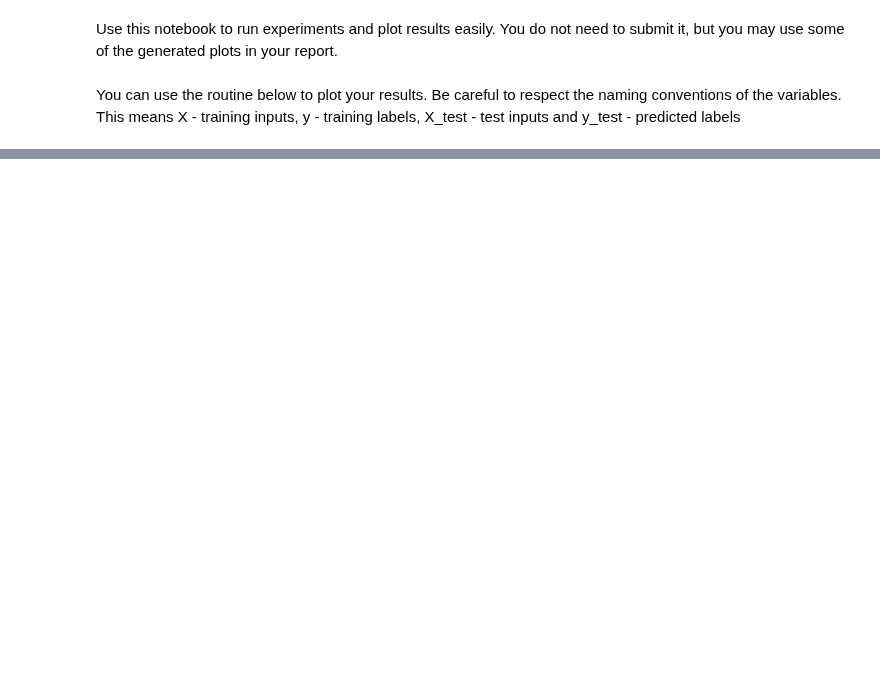
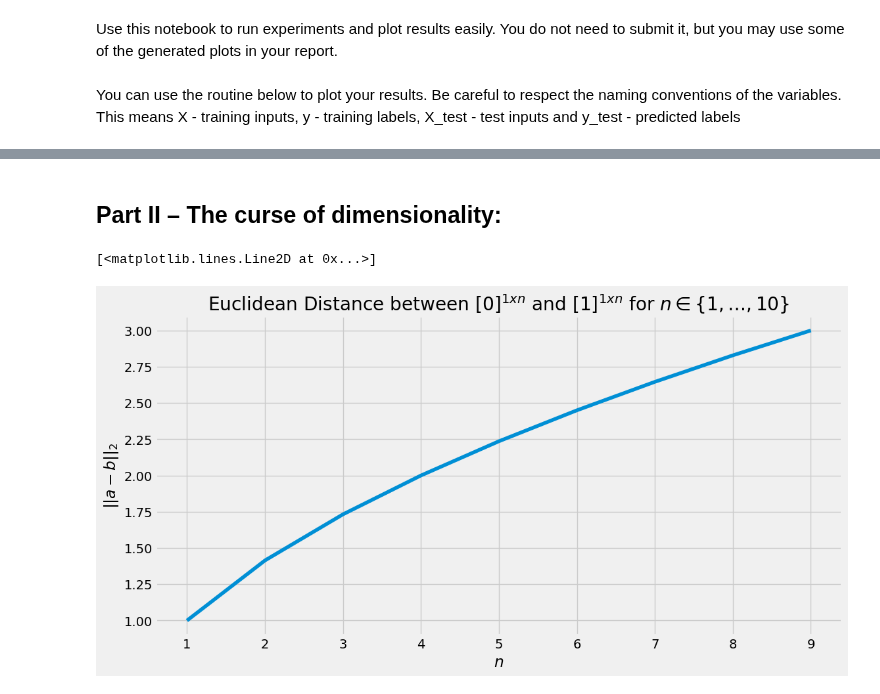
Before and after one commit to setrar/MALIS, a Jupyter notebook: projects/proj1/experiments.ipynb, the cells around one changed output, grey strips where cells are left out. Cells and saved outputs as stored; diff of their text form; code cells hidden in the pictures; blank space fills up the shorter version.

```diff
--- a/projects/proj1/experiments.ipynb
+++ b/projects/proj1/experiments.ipynb
@@ -25,0 +43,18 @@ utils.plot_results(xx,yy, X, y, y_test_k3, "k=" + str(k))
+# %% [markdown]
+## Part II – The curse of dimensionality:
+# %%
+
+import matplotlib.pyplot as plt
+plt.style.use('fivethirtyeight')
+
+import numpy as np
+plt.figure(figsize=(12, 6))
+plt.title(
+    "Euclidean Distance between $[0]^{1 x n}$ and $[1]^{1 x n}$ for $n \in \{1, \ldots, 10\}$"
+)
+plt.xlabel('$n$')
+plt.ylabel('$|| a - b ||_2$')
+plt.plot(range(1, 10), np.sqrt(range(1, 10)))
+# %% [output]
+[<matplotlib.lines.Line2D at 0x...>]
+[figure, added]
```
Also changed, not shown: parts of 10 cells of this notebook, 8 other files.
